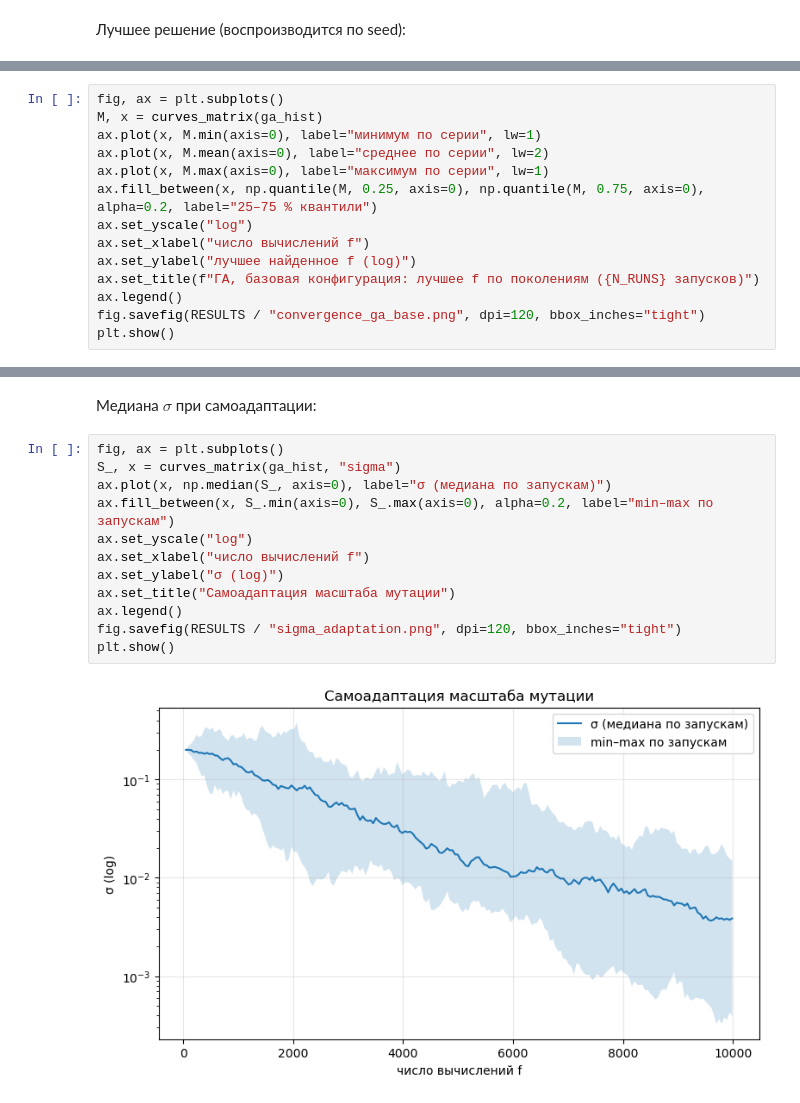
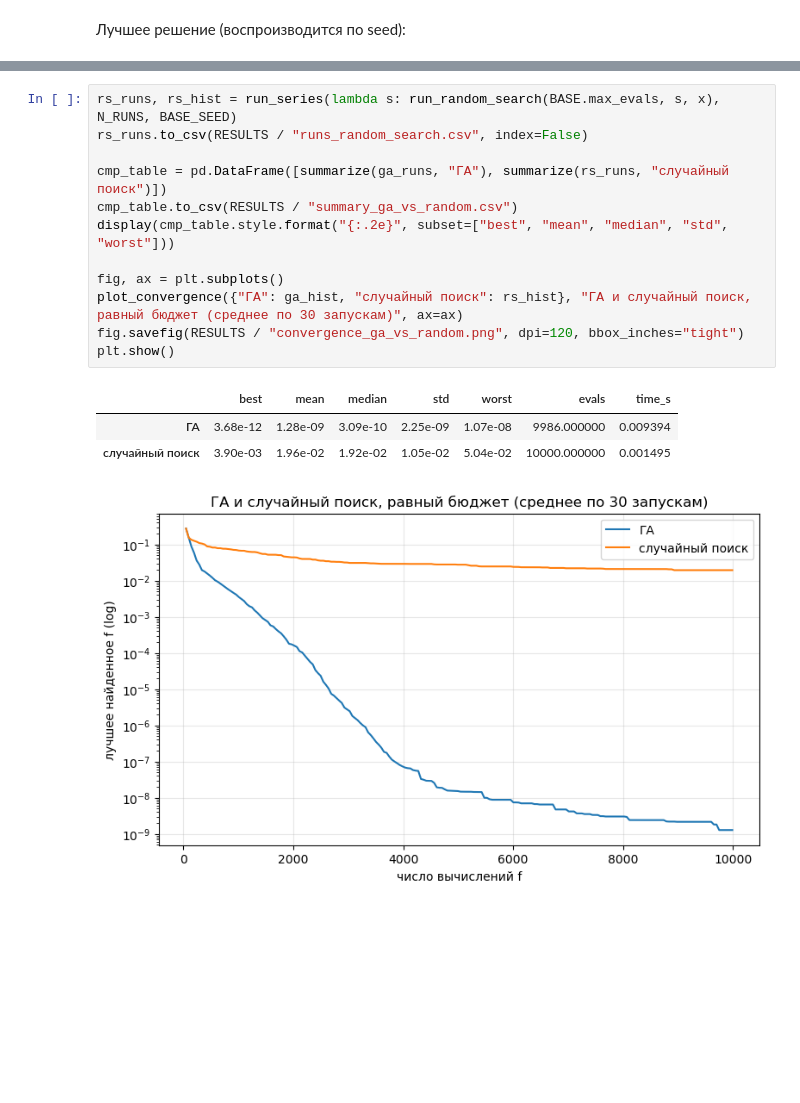
Before and after one commit to mack011y/gen_lab1, a Jupyter notebook: lab1/lab1.ipynb, the cells around one changed output, grey strips where cells are left out. Cells and saved outputs as stored; diff of their text form; blank space fills up the shorter version.

```diff
--- a/lab1/lab1.ipynb
+++ b/lab1/lab1.ipynb
@@ -544,14 +371,0 @@ for name, runs in [("случайный поиск", rs_runs), ("локальн
-# %%
-fig, ax = plt.subplots()
-M, x = curves_matrix(ga_hist)
-ax.plot(x, M.min(axis=0), label="минимум по серии", lw=1)
-ax.plot(x, M.mean(axis=0), label="среднее по серии", lw=2)
-ax.plot(x, M.max(axis=0), label="максимум по серии", lw=1)
-ax.fill_between(x, np.quantile(M, 0.25, axis=0), np.quantile(M, 0.75, axis=0), alpha=0.2, label="25–75 % квантили")
-ax.set_yscale("log")
-ax.set_xlabel("число вычислений f")
-ax.set_ylabel("лучшее найденное f (log)")
-ax.set_title(f"ГА, базовая конфигурация: лучшее f по поколениям ({N_RUNS} запусков)")
-ax.legend()
-fig.savefig(RESULTS / "convergence_ga_base.png", dpi=120, bbox_inches="tight")
-plt.show()
@@ -569,16 +372,17 @@ plt.show()
-# %% [markdown]
-Медиана $\sigma$ при самоадаптации:
-# %%
-fig, ax = plt.subplots()
-S_, x = curves_matrix(ga_hist, "sigma")
-ax.plot(x, np.median(S_, axis=0), label="σ (медиана по запускам)")
-ax.fill_between(x, S_.min(axis=0), S_.max(axis=0), alpha=0.2, label="min–max по запускам")
-ax.set_yscale("log")
-ax.set_xlabel("число вычислений f")
-ax.set_ylabel("σ (log)")
-ax.set_title("Самоадаптация масштаба мутации")
-ax.legend()
-fig.savefig(RESULTS / "sigma_adaptation.png", dpi=120, bbox_inches="tight")
-plt.show()
-# %% [output]
-[figure, removed]
+# %%
+rs_runs, rs_hist = run_series(lambda s: run_random_search(BASE.max_evals, s, x), N_RUNS, BASE_SEED)
+rs_runs.to_csv(RESULTS / "runs_random_search.csv", index=False)
+
+cmp_table = pd.DataFrame([summarize(ga_runs, "ГА"), summarize(rs_runs, "случайный поиск")])
+cmp_table.to_csv(RESULTS / "summary_ga_vs_random.csv")
+display(cmp_table.style.format("{:.2e}", subset=["best", "mean", "median", "std", "worst"]))
+
+fig, ax = plt.subplots()
+plot_convergence({"ГА": ga_hist, "случайный поиск": rs_hist}, "ГА и случайный поиск, равный бюджет (среднее по 30 запускам)", ax=ax)
+fig.savefig(RESULTS / "convergence_ga_vs_random.png", dpi=120, bbox_inches="tight")
+plt.show()
+# %% [output]
+|  | best | mean | median | std | worst | evals | time_s |
+| ГА | 3.68e-12 | 1.28e-09 | 3.09e-10 | 2.25e-09 | 1.07e-08 | 9986.000000 | 0.009394 |
+| случайный поиск | 3.90e-03 | 1.96e-02 | 1.92e-02 | 1.05e-02 | 5.04e-02 | 10000.000000 | 0.001495 |
+[figure, added]
```
Also changed, not shown: parts of 70 cells of this notebook, 43 other files.
